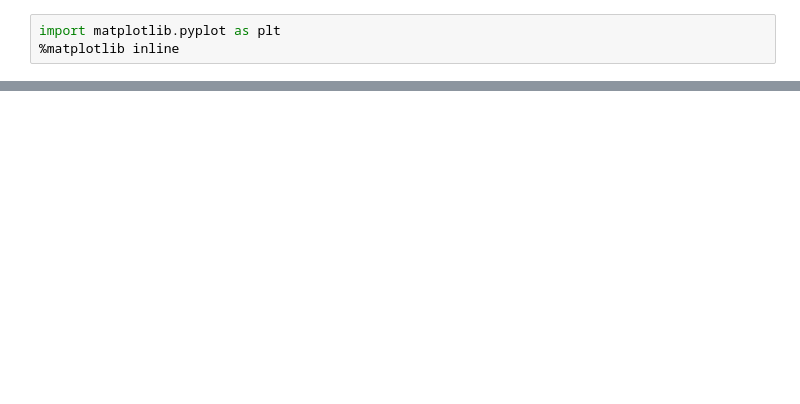
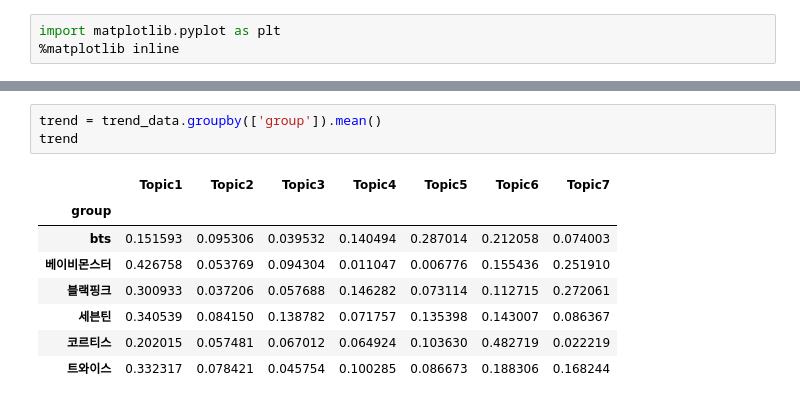
Before and after one commit to JAEMOON-LEEE/Data_Intelligence_PBL-1, a Jupyter notebook: Topic_Modeling_ko.ipynb, the cells around one changed output, grey strips where cells are left out. Saved outputs shown, nothing was run; the diff lists cells and outputs as text; blank space fills up the shorter version.

```diff
--- a/Topic_Modeling_ko.ipynb
+++ b/Topic_Modeling_ko.ipynb
@@ -138,0 +157,12 @@ num_topics: 6, perplexity: -4.121, coherence: -19.091
+# %%
+trend = trend_data.groupby(['group']).mean()
+trend
+# %% [output]
+|  | Topic1 | Topic2 | Topic3 | Topic4 | Topic5 | Topic6 | Topic7 |
+| group |  |  |  |  |  |  |  |
+| bts | 0.151593 | 0.095306 | 0.039532 | 0.140494 | 0.287014 | 0.212058 | 0.074003 |
+| 베이비몬스터 | 0.426758 | 0.053769 | 0.094304 | 0.011047 | 0.006776 | 0.155436 | 0.251910 |
+| 블랙핑크 | 0.300933 | 0.037206 | 0.057688 | 0.146282 | 0.073114 | 0.112715 | 0.272061 |
+| 세븐틴 | 0.340539 | 0.084150 | 0.138782 | 0.071757 | 0.135398 | 0.143007 | 0.086367 |
+| 코르티스 | 0.202015 | 0.057481 | 0.067012 | 0.064924 | 0.103630 | 0.482719 | 0.022219 |
+| 트와이스 | 0.332317 | 0.078421 | 0.045754 | 0.100285 | 0.086673 | 0.188306 | 0.168244 |
```
Also changed, not shown: parts of 14 cells of this notebook.
